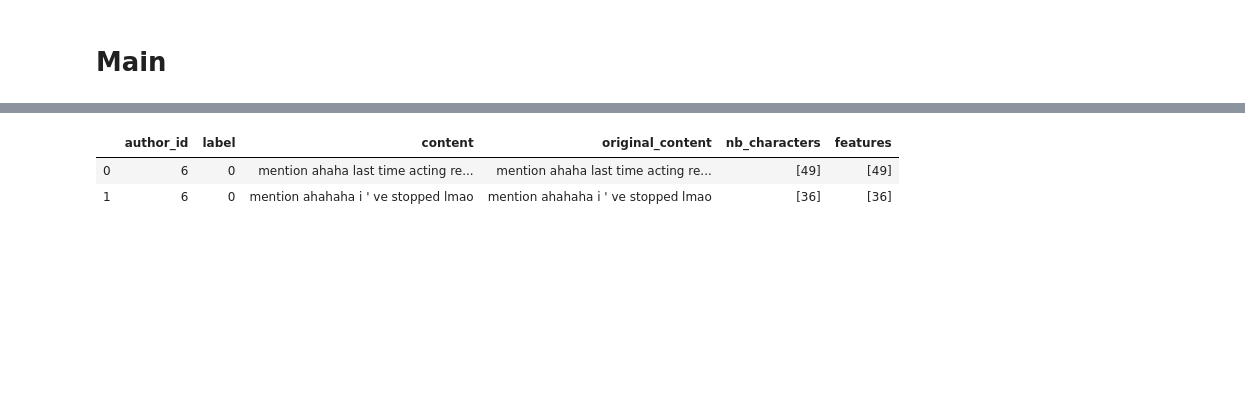
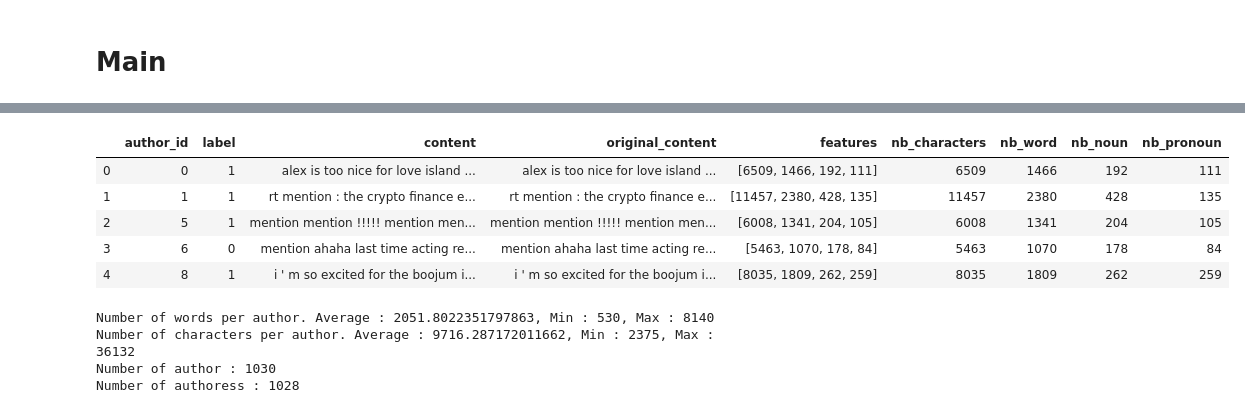
Before and after one commit to ChacunGu/NLP_Gender_Profiling, a Jupyter notebook: NLP_Gender_Profiling.ipynb, the cells around one changed output, grey strips where cells are left out. Saved outputs shown, nothing was run; the diff lists cells and outputs as text; code cells hidden in the pictures; blank space fills up the shorter version.

Commit message:
Grouping of the tweets by author. Implementation of basic POS features. Code optimisation for features extraction. Extraction of basic statistics of the dataset

```diff
--- a/NLP_Gender_Profiling.ipynb
+++ b/NLP_Gender_Profiling.ipynb
@@ -119,25 +152,34 @@ def compute_row_features(row, features_dict):
     Computes the features specified in the given dictionary for the given row.
     Returns the row with the new features.
     """
+    features = []
     for feature_name, is_feature_used in features_dict.items():
         if is_feature_used:
             if feature_name == 'nb_characters':
-                row = compute_feature_nb_char(row, feature_name)
-            row['features'] = np.array([np.concatenate((v1, v2), axis=None) for v1, v2 in zip(row['features'], row[feature_name])]) if len(row['features']) > 0 else row[feature_name]
-    return row
+                features.append(compute_feature_nb_characters(row, feature_name))
+            elif feature_name == 'nb_word':
+                features.append(compute_feature_nb_word(row, feature_name))
+            elif feature_name == 'nb_noun':
+                features.append(compute_feature_nb_noun(row, feature_name))
+            elif feature_name == 'nb_pronoun':
+                features.append(compute_feature_nb_pronoun(row, feature_name))
+    return features
 # %%
 def compute_dataframe_features(data, features_dict):
     """
     Computes the features specified in the given dictionary for the whole dataframe.
     Returns the dataframe with the new features.
     """
-    # create needed columns
+    features = []
+    for _, row in data.iterrows():
+        features.append(compute_row_features(row, features_dict))
+    data['features'] = features
+    features = np.swapaxes(np.array(features), 0, 1)
+    i = 0
     for feature_name, is_feature_used in features_dict.items():
         if is_feature_used:
-            data[feature_name] = np.NaN
-    data['features'] = [[] for _ in np.arange(len(data))]
-    # loop over the rows
-    data = data.apply(lambda row: compute_row_features(row, features_dict), axis=1)
+            data[feature_name] = features[i]
+            i += 1
     return data
 # %%
 def scale_data(scaler, X_train, X_test):
@@ -239,6 +281,9 @@ def plot_data(X, y):
 # features
 features = {
     'nb_characters': True,
+    'nb_word' : True,
+    'nb_noun' : True,
+    'nb_pronoun' : True,
     'nb_tokens': False,
     'nb_big_words': False,
     'nb_lexical_words': False,
@@ -268,7 +313,7 @@ GRIDSEARCH_PARAMS_RANGE = {
 }
 
 # training
-NB_CV_SPLITS = 5
+NB_CV_SPLITS = 1
 GRIDSEARCH_NB_CV_SPLITS = 2
 TEST_SIZE = 0.2
 PLOT_TRAINING_DATA = False
@@ -287,9 +361,4 @@ data = preprocess_data(data)
 # %%
+data = data
 data = compute_dataframe_features(data, features)
 X, y = np.array(data['features'].tolist()), np.array(data['label'].tolist())
-# %%
-data[:2]
-# %% [output]
-|  | author_id | label | content | original_content | nb_characters | features |
-| 0 | 6 | 0 | mention ahaha last time acting re... | mention ahaha last time acting re... | [49] | [49] |
-| 1 | 6 | 0 | mention ahahaha i ' ve stopped lmao | mention ahahaha i ' ve stopped lmao | [36] | [36] |
@@ -296,3 +367,19 @@ data[:2]
+# %%
+data.head(5)
+# %% [output]
+|  | author_id | label | content | original_content | features | nb_characters | nb_word | nb_noun | nb_pronoun |
+| 0 | 0 | 1 | alex is too nice for love island ... | alex is too nice for love island ... | [6509, 1466, 192, 111] | 6509 | 1466 | 192 | 111 |
+| 1 | 1 | 1 | rt mention : the crypto finance e... | rt mention : the crypto finance e... | [11457, 2380, 428, 135] | 11457 | 2380 | 428 | 135 |
+| 2 | 5 | 1 | mention mention !!!!! mention men... | mention mention !!!!! mention men... | [6008, 1341, 204, 105] | 6008 | 1341 | 204 | 105 |
+| 3 | 6 | 0 | mention ahaha last time acting re... | mention ahaha last time acting re... | [5463, 1070, 178, 84] | 5463 | 1070 | 178 | 84 |
+| 4 | 8 | 1 | i ' m so excited for the boojum i... | i ' m so excited for the boojum i... | [8035, 1809, 262, 259] | 8035 | 1809 | 262 | 259 |
+# %%
+display_stats(data)
+# %% [output]
+Number of words per author. Average : 2051.8022351797863, Min : 530, Max : 8140
+Number of characters per author. Average : 9716.287172011662, Min : 2375, Max : 36132
+Number of author : 1030
+Number of authoress : 1028
 # %%
 # t-SNE (, Shap)
 plot_data(X, y)
```
Also changed, not shown: parts of 17 cells of this notebook.
